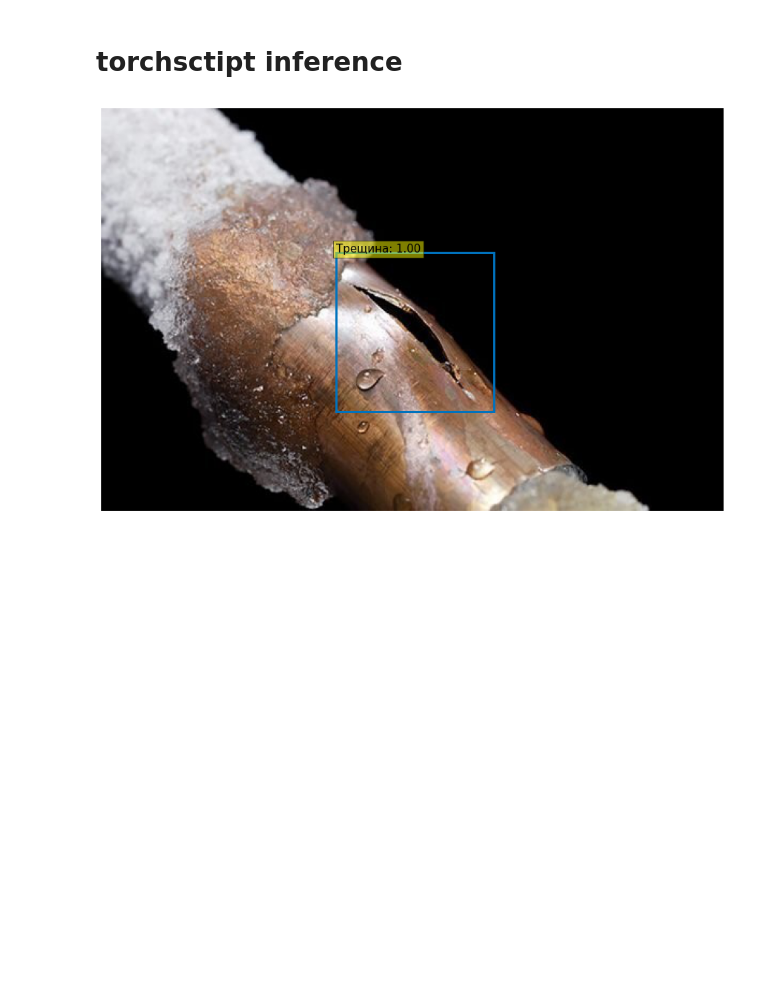
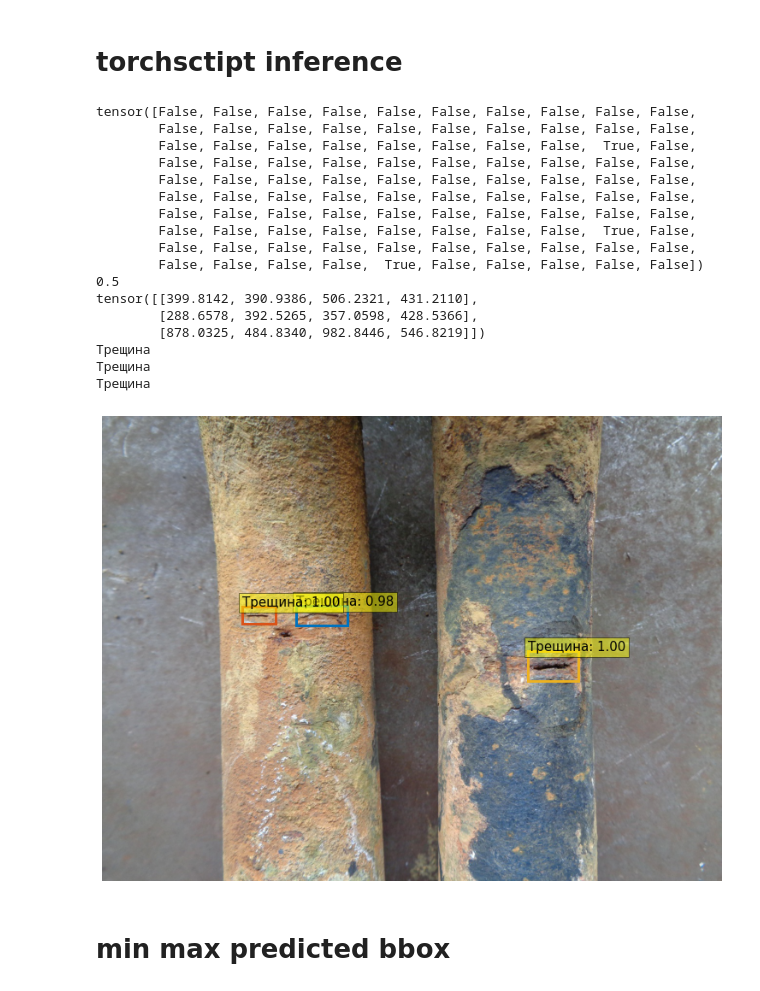
Before and after one commit to PitKoro/detr-pipe, a Jupyter notebook: main.ipynb, the cells around one changed output. Cells and saved outputs as stored; diff of their text form; code cells hidden in the pictures; blank space fills up the shorter version.

```diff
--- a/main.ipynb
+++ b/main.ipynb
@@ -610,10 +603,11 @@ You should probably TRAIN this model on a down-stream task to be able to use it
 # %% [markdown]
 # torchsctipt inference
 # %%
-
-
-
-img = Image.open("checkpoints/test_images.jpg")
+from PIL import Image
+import torchvision.transforms as transforms
+import torch
+img_name = "200_5.jpg"
+img = Image.open(f"img/val/images/{img_name}")
 
 resize = transforms.Resize([960, 1280])
 img = resize(img)
@@ -627,9 +621,9 @@ loaded_model = torch.jit.load("checkpoints/detr.pt")
 loaded_model.eval()
 output = loaded_model(input_img)
 # %%
-import torch
 import matplotlib.pyplot as plt
 
+id2label = {0: 'Выход трубы из ряда', 1: 'Крип', 2: 'Разрыв', 3: 'Свищ', 4: 'Трещина'}
 # colors for visualization
 COLORS = [[0.000, 0.447, 0.741], [0.850, 0.325, 0.098], [0.929, 0.694, 0.125],
           [0.494, 0.184, 0.556], [0.466, 0.674, 0.188], [0.301, 0.745, 0.933]]
@@ -657,35 +651,57 @@ def rescale_bboxes(out_bbox, size):
 def plot_results(pil_img, prob, boxes):
     plt.figure(figsize=(16,10))
     plt.imshow(pil_img)
     ax = plt.gca()
     colors = COLORS * 100
     for p, (xmin, ymin, xmax, ymax), c in zip(prob, boxes.tolist(), colors):
         ax.add_patch(plt.Rectangle((xmin, ymin), xmax - xmin, ymax - ymin,
                                    fill=False, color=c, linewidth=3))
         cl = p.argmax()
+        print(id2label[cl.item()])
         text = f'{id2label[cl.item()]}: {p[cl]:0.2f}'
         ax.text(xmin, ymin, text, fontsize=15,
                 bbox=dict(facecolor='yellow', alpha=0.5))
     plt.axis('off')
     plt.show()
 
 
 def visualize_predictions(image, outputs, threshold=0.1):
   # keep only predictions with confidence >= threshold
   probas = outputs.logits.softmax(-1)[0, :, :-1]
   keep = probas.max(-1).values > threshold
-
+  print(keep)
+  print(threshold)
   # convert predicted boxes from [0; 1] to image scales
   bboxes_scaled = rescale_bboxes(outputs.pred_boxes[0, keep].cpu(), image.size)
+  print(bboxes_scaled)
+  # plot results
 
-  # plot results
   plot_results(image, probas[keep], bboxes_scaled)
 
 
 
 
 outputs = MockDetrOutput(output[0], output[1], output[2], output[3])
-image = Image.open('checkpoints/test_images.jpg').convert('RGB')
-visualize_predictions(image, outputs)
+image = Image.open(f'img/val/images/{img_name}').convert('RGB')
+visualize_predictions(image, outputs, 0.5)
 # %% [output]
+tensor([False, False, False, False, False, False, False, False, False, False,
+        False, False, False, False, False, False, False, False, False, False,
+        False, False, False, False, False, False, False, False,  True, False,
+        False, False, False, False, False, False, False, False, False, False,
+        False, False, False, False, False, False, False, False, False, False,
+        False, False, False, False, False, False, False, False, False, False,
+        False, False, False, False, False, False, False, False, False, False,
+        False, False, False, False, False, False, False, False,  True, False,
+        False, False, False, False, False, False, False, False, False, False,
+        False, False, False, False,  True, False, False, False, False, False])
+0.5
+tensor([[399.8142, 390.9386, 506.2321, 431.2110],
+        [288.6578, 392.5265, 357.0598, 428.5366],
+        [878.0325, 484.8340, 982.8446, 546.8219]])
+Трещина
+Трещина
+Трещина
-[figure, old version]
+[figure, new version]
+# %% [markdown]
+# min max predicted bbox
```
Also changed, not shown: parts of 8 cells of this notebook, 2 other files.
